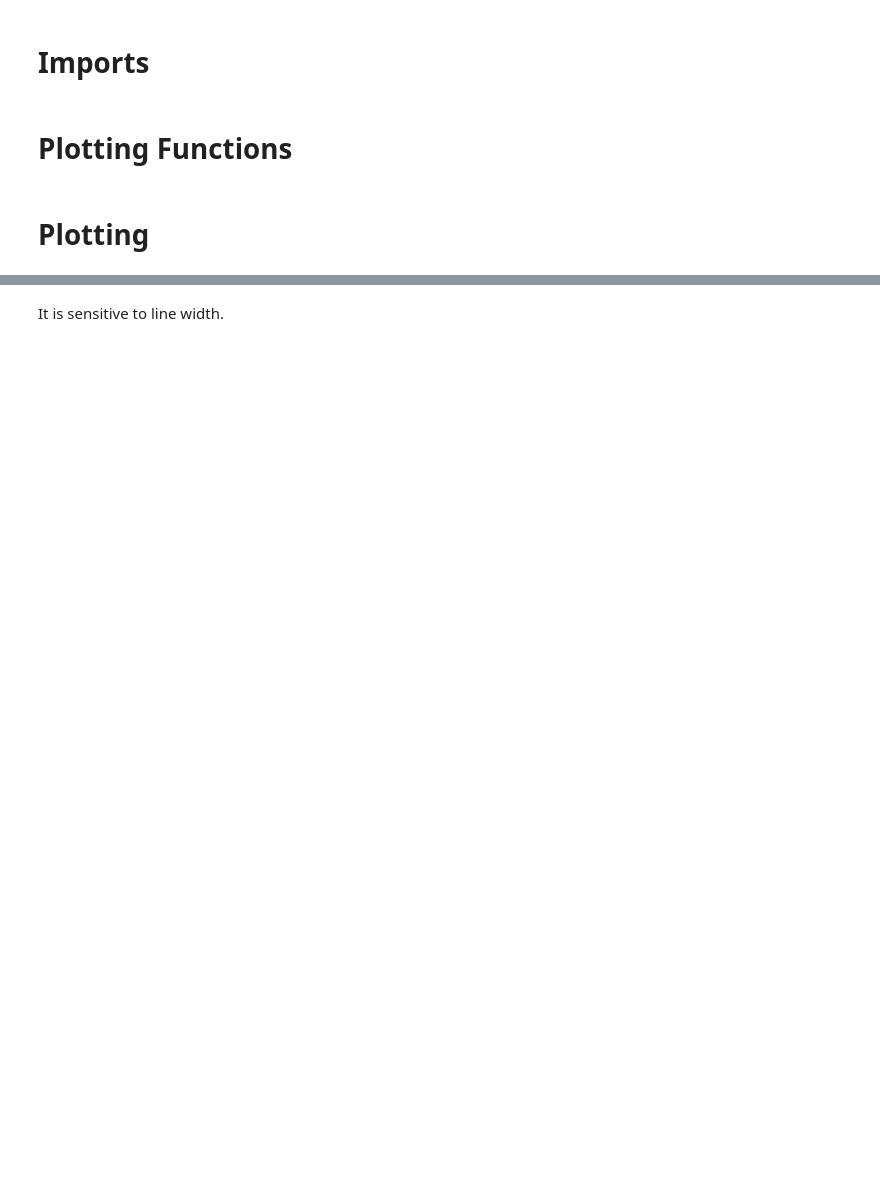
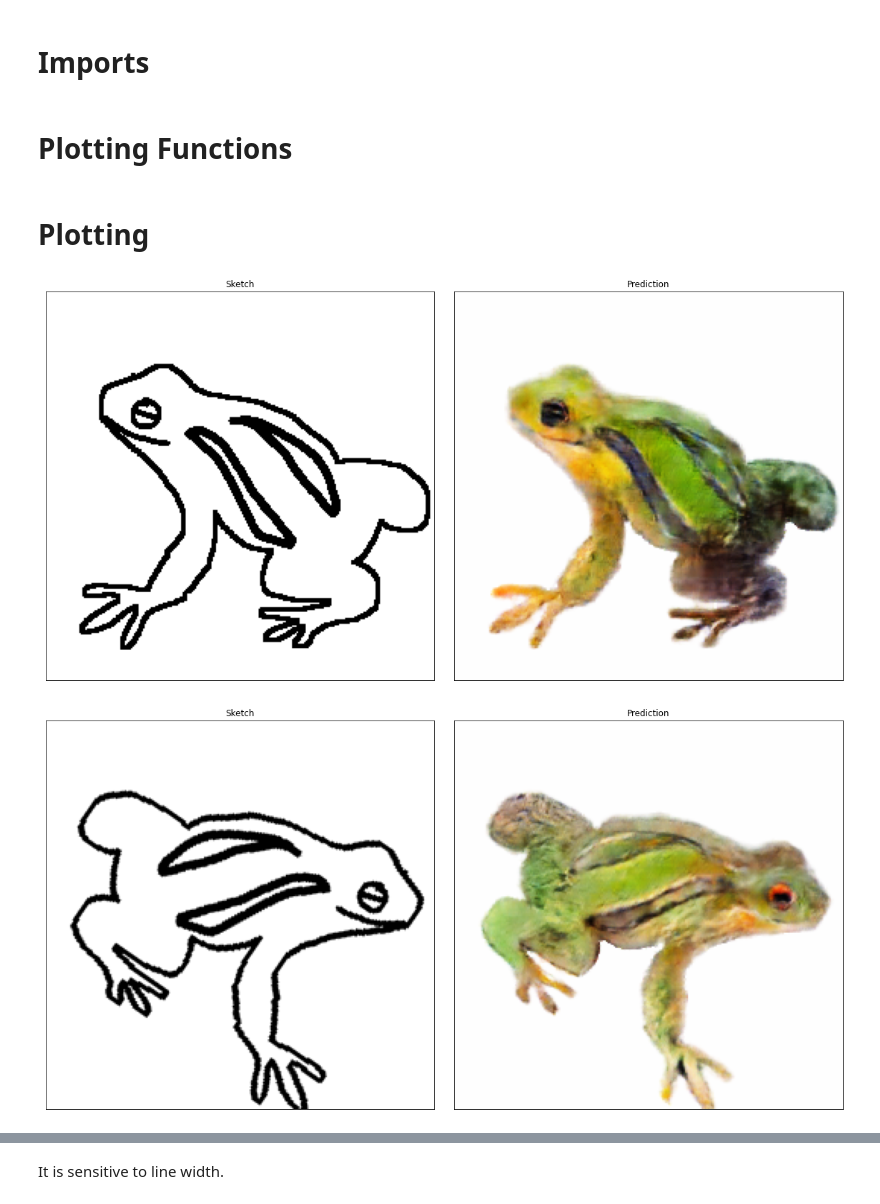
Before and after one commit to yleneb/sketch2frog, a Jupyter notebook: sketch2frog/notebooks/4. Using sketch2frog.ipynb, the cells around one changed output, grey strips where cells are left out. Saved outputs shown, nothing was run; the diff lists cells and outputs as text; code cells hidden in the pictures; blank space fills up the shorter version.

```diff
--- a/sketch2frog/notebooks/4. Using sketch2frog.ipynb
+++ b/sketch2frog/notebooks/4. Using sketch2frog.ipynb
@@ -19,8 +19,9 @@ from src.config import PATH, DATA_DIR, MODELS_DIR
 # %%
 IMAGE_SHAPE = [256,256]
 EXAMPLES_DIR = DATA_DIR / 'examples'
-MODEL_PATH = MODELS_DIR / '2021-10-06 1343' / '200E'
 # MODEL_PATH = MODELS_DIR / '2021-10-05 1618' / '200E'
+# MODEL_PATH = MODELS_DIR / '2021-10-06 1343' / '200E'
+MODEL_PATH = MODELS_DIR / '2021-10-13 1327' / '150E'
 # %%
 # we only want the generator
 model = tf.keras.models.load_model(MODEL_PATH)
@@ -123,8 +124,15 @@ def predict_and_show(model, filepath, image_shape=[128,128], size=3, resize_meth
 #     if 'dropout' in layer.name:
 #         layer.rate = 0.5
 # %%
-for i in range(20):
-    for filepath in EXAMPLES_DIR.glob('For Report/*.png'): # 'frog-sketch-[0-9].png' '*[.png|.jpg]'
-        save_dir = EXAMPLES_DIR / 'For Report' / 'Preds - large'
-        fname = filepath.name[:-4] + f'-{i:02d}' + filepath.suffix
-        predict_and_show(model, filepath, image_shape=IMAGE_SHAPE, thicken=0, size=10, aug=True, save=save_dir/fname, show=False)
+# for i in range(20):
+#     for filepath in EXAMPLES_DIR.glob('For Report/*.png'): # 'frog-sketch-[0-9].png' '*[.png|.jpg]'
+#         save_dir = EXAMPLES_DIR / 'For Report' / 'Preds - DS3'
+#         fname = filepath.name[:-4] + f'-{i:02d}' + filepath.suffix
+#         predict_and_show(model, filepath, image_shape=IMAGE_SHAPE, thicken=0, size=10, aug=True, save=save_dir/fname, show=False)
+
+for i in range(5):
+    for filepath in EXAMPLES_DIR.glob('For Report/DS3/2.png'): # 'frog-sketch-[0-9].png' '*[.png|.jpg]'
+        predict_and_show(model, filepath, image_shape=IMAGE_SHAPE, thicken=0, size=10, aug=True, show=True)
+# %% [output]
+[figure, added]
+[figure, added]
```
Also changed, not shown: parts of 1 cell of this notebook.
